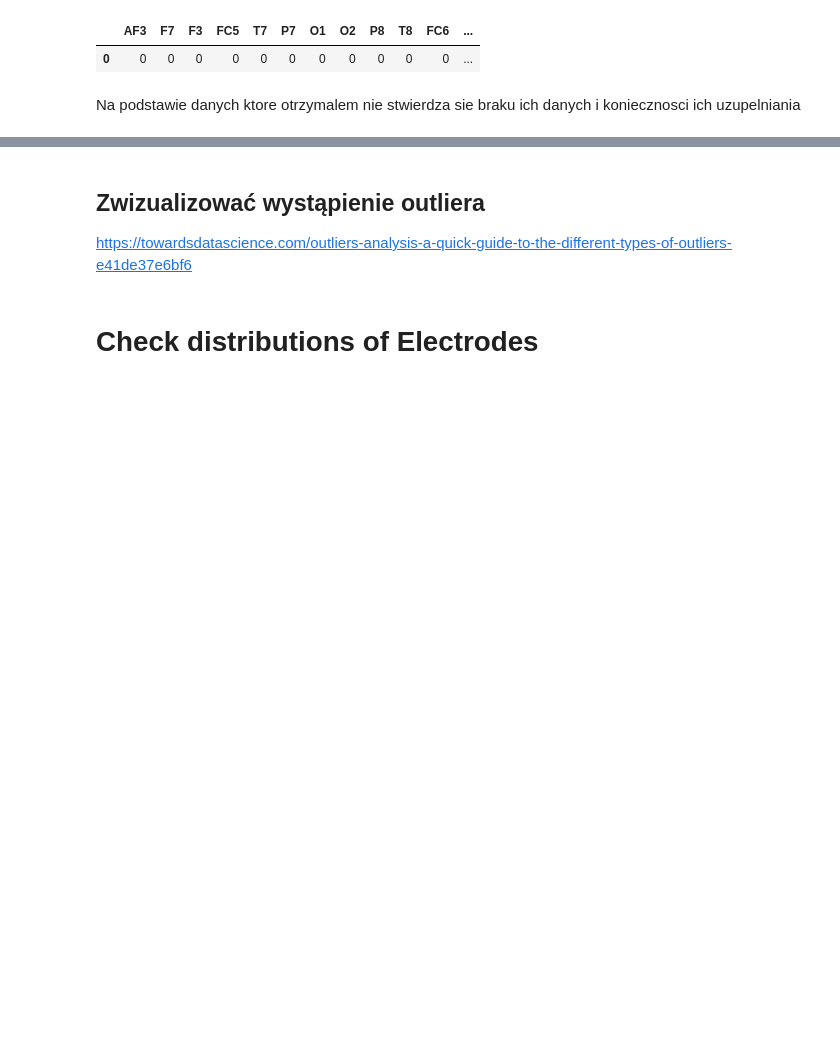
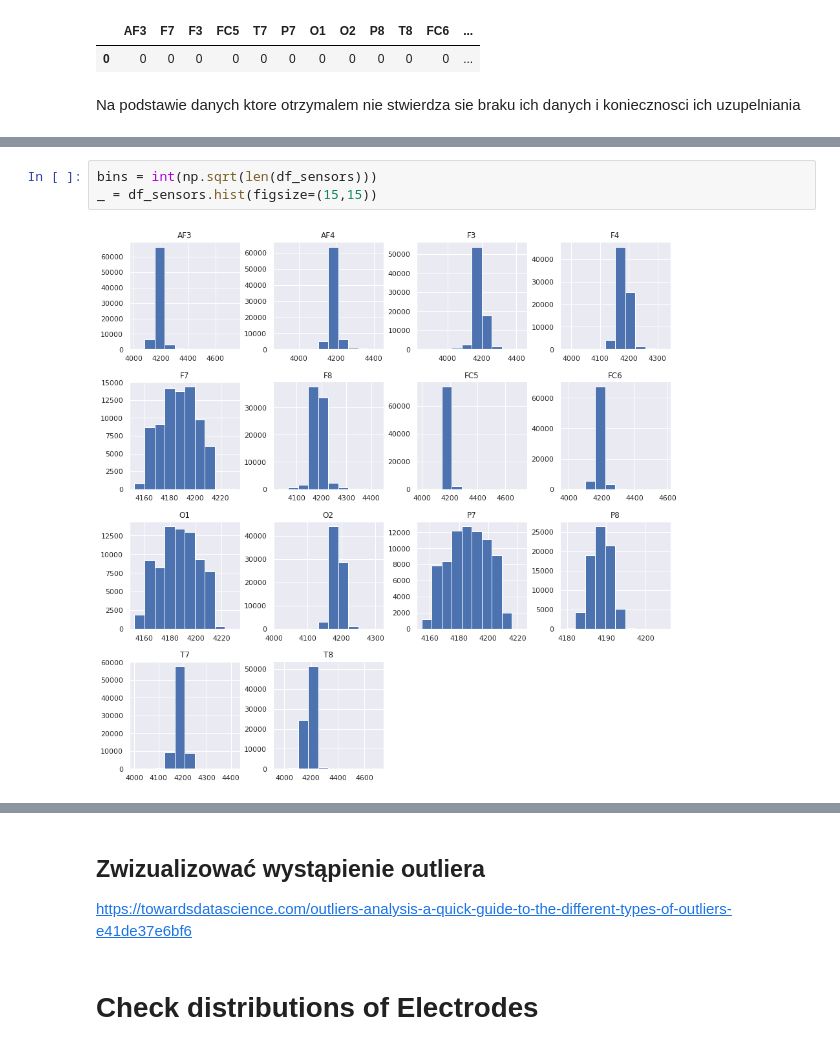
Before and after one commit to MikeG27/BCI_Image_Generation, a Jupyter notebook: notebooks/1.5.MikeG27_EDA.ipynb, the cells around one changed output, grey strips where cells are left out. Drawn from its saved outputs; the diff is of its cells as text; blank space fills up the shorter version.

```diff
--- a/notebooks/1.5.MikeG27_EDA.ipynb
+++ b/notebooks/1.5.MikeG27_EDA.ipynb
@@ -235,2 +237,7 @@ _ = df[df.columns[0:14]].boxplot(figsize=(20,8))
 # %% [output]
 [figure]
+# %%
+bins = int(np.sqrt(len(df_sensors)))
+_ = df_sensors.hist(figsize=(15,15))
+# %% [output]
+[figure, added]
```
Also changed, not shown: parts of 26 cells of this notebook.
